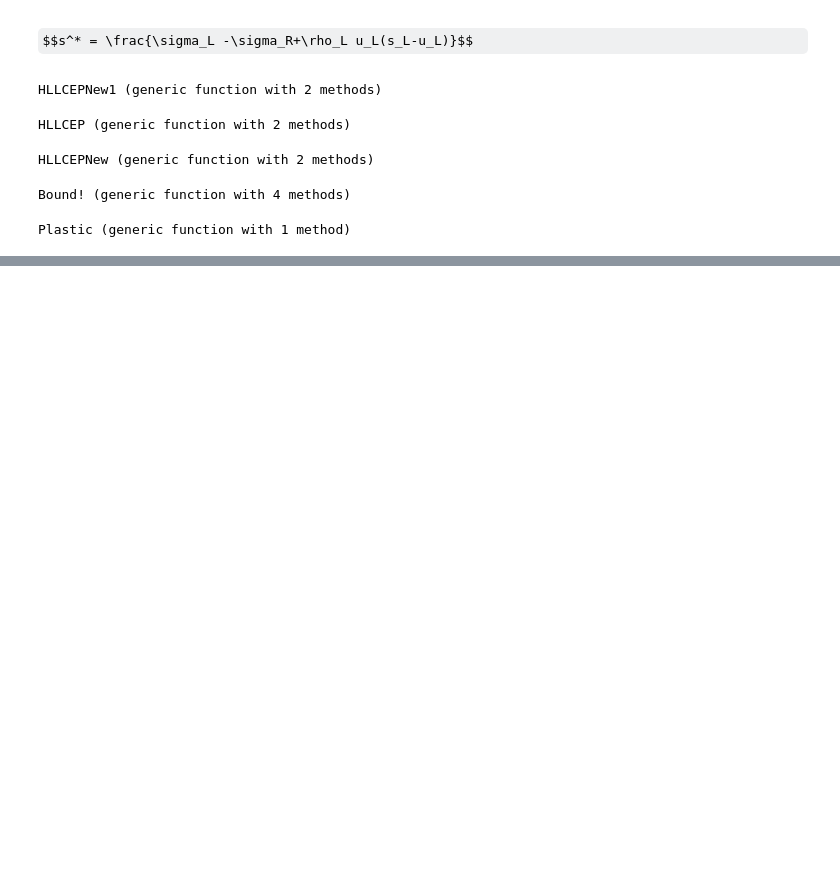
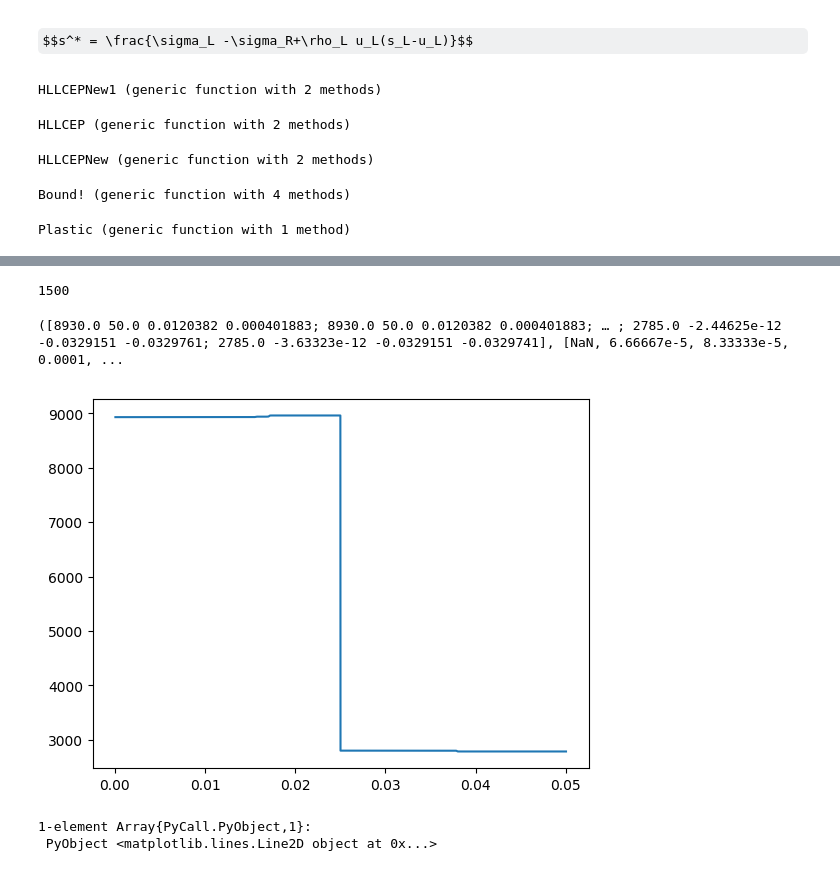
Before and after one commit to bfly123/julia_Lagrangian, a Jupyter notebook: Lagrangian_1d-2materials.ipynb, the cells around one changed output, grey strips where cells are left out. Saved outputs shown, nothing was run; the diff lists cells and outputs as text; code cells hidden in the pictures; some formulas as TeX source; blank space fills up the shorter version.

```diff
--- a/Lagrangian_1d-2materials.ipynb
+++ b/Lagrangian_1d-2materials.ipynb
@@ -1523,6 +867,0 @@ Entropy_wave (generic function with 1 method)
-# %%
-uo,u,x,inter,uexact = Entropy_wave()
-x0 =copy(x)
-u0 =copy(uo)
-uo1,x1 = TimeSolve(uo,x,inter)
-maximum(abs.(uo1[1,:]-uexact[1,:]))
@@ -1548,9 +867,0 @@ maximum(abs.(uo1[1,:]-uexact[1,:]))
-# %%
-#using Plots
-I,J = size(uo1)
-uerr=zeros(Float64,(I,J))
-uerr = (uo1-u0)./u0
-maximum(uerr[4:I-6,1])
-#maximum(abs.(x0-x1).-0.08)
-#plot(x1[4:I-6],uerr[4:I-6,1],marker=2)
-#x0
@@ -1566,5 +867,0 @@ plot(x1[4:I-6],uexact[4:I-6,1])
-# %%
-uo,u,x,inter = Piston()
-uo1,x1 = TimeSolve(uo,x,inter)
-#x1[1] = x1[2]-0.001
-plot(x1,u)
@@ -1596,3 +867,0 @@ plot!(x2,uo2[:,1],marker = 2,xlims = (0.032,0.038),ylims = (2980,3000))
-# %%
-uo,u,x,inter = Piston()
-uo2,x2 = TimeSolve(uo,x,inter)
@@ -1640,0 +1479,12 @@ plot!(x2,uo2[:,3],marker=4)
+# %%
+uo,u,x,inter = TwoMatter()
+uo1,x1 = TimeSolve(uo,x,inter)
+# %% [output]
+1500
+([8930.0 50.0 0.0120382 0.000401883; 8930.0 50.0 0.0120382 0.000401883; … ; 2785.0 -2.44625e-12 -0.0329151 -0.0329761; 2785.0 -3.63323e-12 -0.0329151 -0.0329741], [NaN, 6.66667e-5, 8.33333e-5, 0.0001, ...
+# %%
+PyPlot.plot(x1,uo1[:,1],)
+# %% [output]
+[figure, added]
+1-element Array{PyCall.PyObject,1}:
+ PyObject <matplotlib.lines.Line2D object at 0x...>
```
Also changed, not shown: parts of 58 cells of this notebook.
